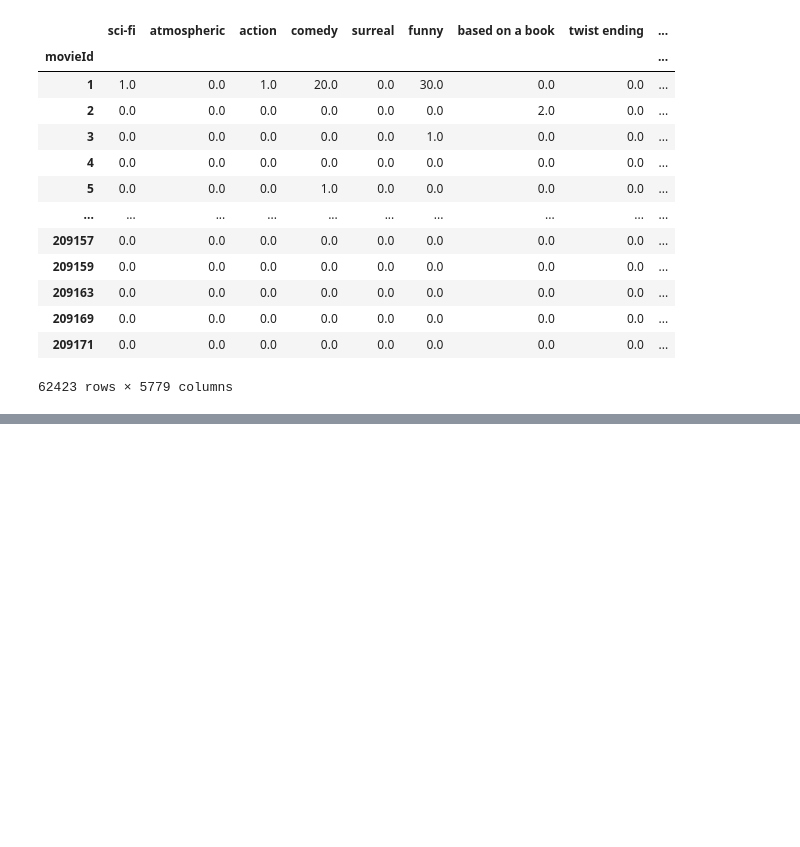
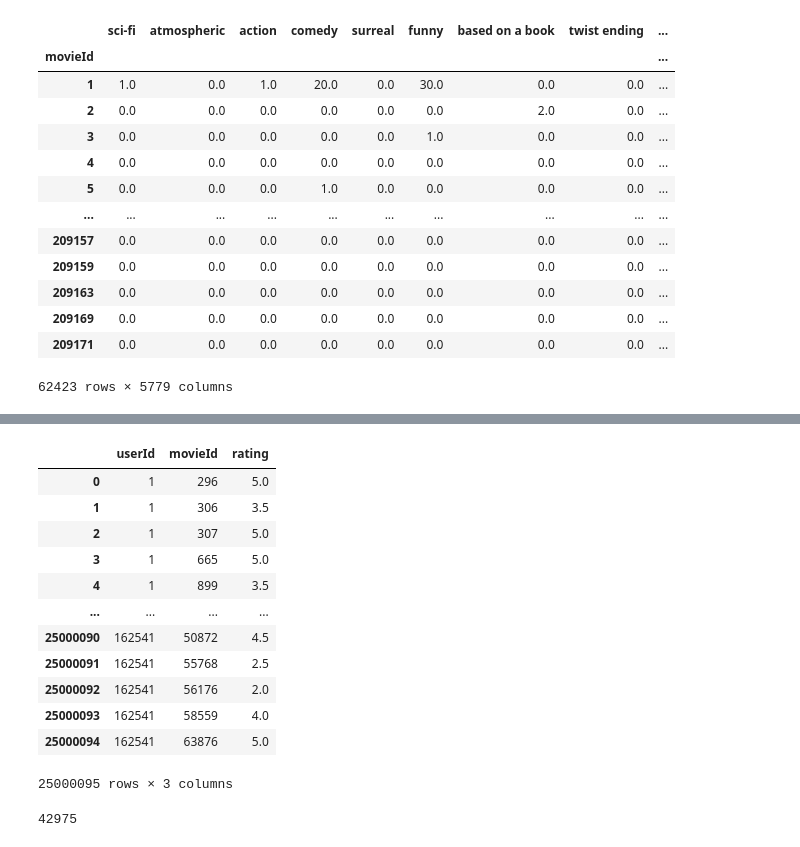
Before and after one commit to DejanGjer/Rating-Based-Recommender-System-using-GraphSage, a Jupyter notebook: dataset_preprocessing/Preprocessing.ipynb, the cells around one changed output, grey strips where cells are left out. Drawn from its saved outputs; the diff is of its cells as text; code cells hidden in the pictures; blank space fills up the shorter version.

```diff
--- a/dataset_preprocessing/Preprocessing.ipynb
+++ b/dataset_preprocessing/Preprocessing.ipynb
@@ -311,0 +328,22 @@ movies_df.to_csv("movie_features.csv")
+# %%
+ratings_df = ratings_df.drop("timestamp", axis=1)
+ratings_df
+# %% [output]
+|  | userId | movieId | rating |
+| 0 | 1 | 296 | 5.0 |
+| 1 | 1 | 306 | 3.5 |
+| 2 | 1 | 307 | 5.0 |
+| 3 | 1 | 665 | 5.0 |
+| 4 | 1 | 899 | 3.5 |
+| ... | ... | ... | ... |
+| 25000090 | 162541 | 50872 | 4.5 |
+| 25000091 | 162541 | 55768 | 2.5 |
+| 25000092 | 162541 | 56176 | 2.0 |
+| 25000093 | 162541 | 58559 | 4.0 |
+| 25000094 | 162541 | 63876 | 5.0 |
+25000095 rows × 3 columns
+# %%
+moviesIds = set(movies_df.index)
+len(moviesIds)
+# %% [output]
+42975
```
Also changed, not shown: parts of 7 cells of this notebook, 1 other file.
